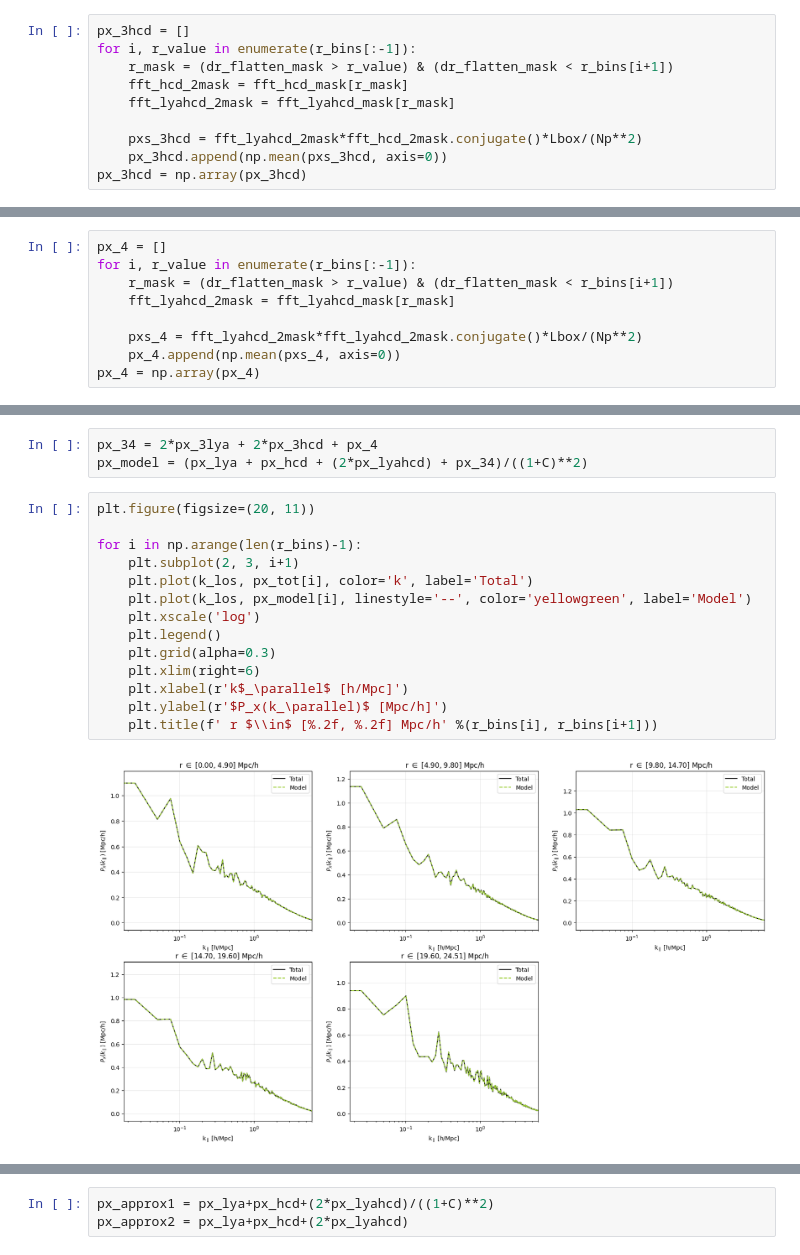
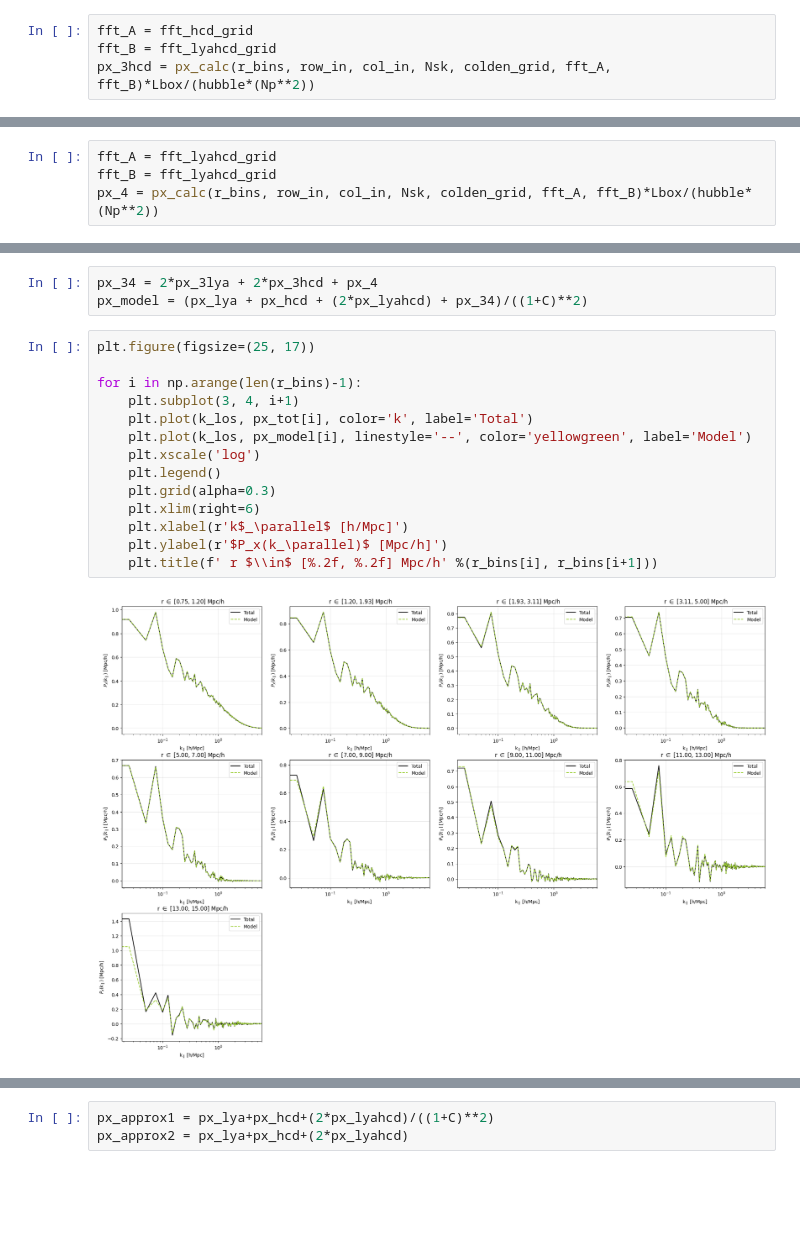
Before and after one commit to andreufont/astrid_hcd, a Jupyter notebook: SimulationFields/Px.ipynb, the cells around one changed output, grey strips where cells are left out. Cells and saved outputs as stored; diff of their text form; blank space fills up the shorter version.

```diff
--- a/SimulationFields/Px.ipynb
+++ b/SimulationFields/Px.ipynb
@@ -289,12 +298,6 @@ plt.title('3Lya contribution to Px');
 # %% [markdown]
 ## 3HCD
-# %%
-px_3hcd = []
-for i, r_value in enumerate(r_bins[:-1]):
-    r_mask = (dr_flatten_mask > r_value) & (dr_flatten_mask < r_bins[i+1])
-    fft_hcd_2mask = fft_hcd_mask[r_mask]
-    fft_lyahcd_2mask = fft_lyahcd_mask[r_mask]
-
-    pxs_3hcd = fft_lyahcd_2mask*fft_hcd_2mask.conjugate()*Lbox/(Np**2)
-    px_3hcd.append(np.mean(pxs_3hcd, axis=0))
-px_3hcd = np.array(px_3hcd)
+# %%
+fft_A = fft_hcd_grid
+fft_B = fft_lyahcd_grid
+px_3hcd = px_calc(r_bins, row_in, col_in, Nsk, colden_grid, fft_A, fft_B)*Lbox/(hubble*(Np**2))
@@ -316,11 +330,6 @@ plt.title('3HCD contribution to Px');
 # %% [markdown]
 ## 4
-# %%
-px_4 = []
-for i, r_value in enumerate(r_bins[:-1]):
-    r_mask = (dr_flatten_mask > r_value) & (dr_flatten_mask < r_bins[i+1])
-    fft_lyahcd_2mask = fft_lyahcd_mask[r_mask]
-
-    pxs_4 = fft_lyahcd_2mask*fft_lyahcd_2mask.conjugate()*Lbox/(Np**2)
-    px_4.append(np.mean(pxs_4, axis=0))
-px_4 = np.array(px_4)
+# %%
+fft_A = fft_lyahcd_grid
+fft_B = fft_lyahcd_grid
+px_4 = px_calc(r_bins, row_in, col_in, Nsk, colden_grid, fft_A, fft_B)*Lbox/(hubble*(Np**2))
@@ -345,19 +365,19 @@ plt.title('4-point contribution to Px');
 px_34 = 2*px_3lya + 2*px_3hcd + px_4
 px_model = (px_lya + px_hcd + (2*px_lyahcd) + px_34)/((1+C)**2)
 # %%
-plt.figure(figsize=(20, 11))
+plt.figure(figsize=(25, 17))
 
 for i in np.arange(len(r_bins)-1):
-    plt.subplot(2, 3, i+1)
+    plt.subplot(3, 4, i+1)
     plt.plot(k_los, px_tot[i], color='k', label='Total')
     plt.plot(k_los, px_model[i], linestyle='--', color='yellowgreen', label='Model')
     plt.xscale('log')
     plt.legend()
     plt.grid(alpha=0.3)
     plt.xlim(right=6)
     plt.xlabel(r'k$_\parallel$ [h/Mpc]')
     plt.ylabel(r'$P_x(k_\parallel)$ [Mpc/h]')
     plt.title(f' r $\\in$ [%.2f, %.2f] Mpc/h' %(r_bins[i], r_bins[i+1]))
 # %% [output]
-[figure, old version]
+[figure, new version]
 # %%
```
Also changed, not shown: parts of 52 cells of this notebook, 2 other files.
